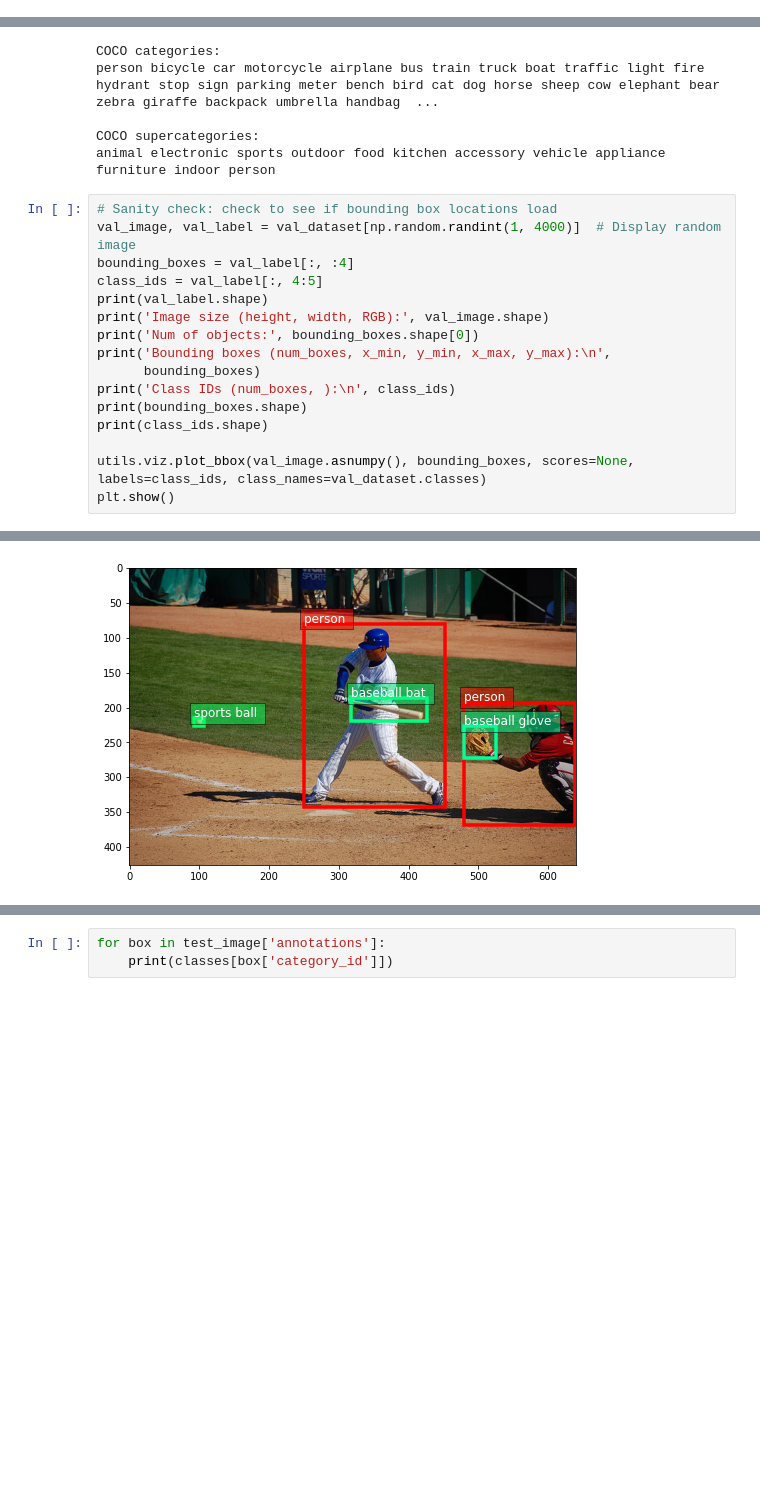
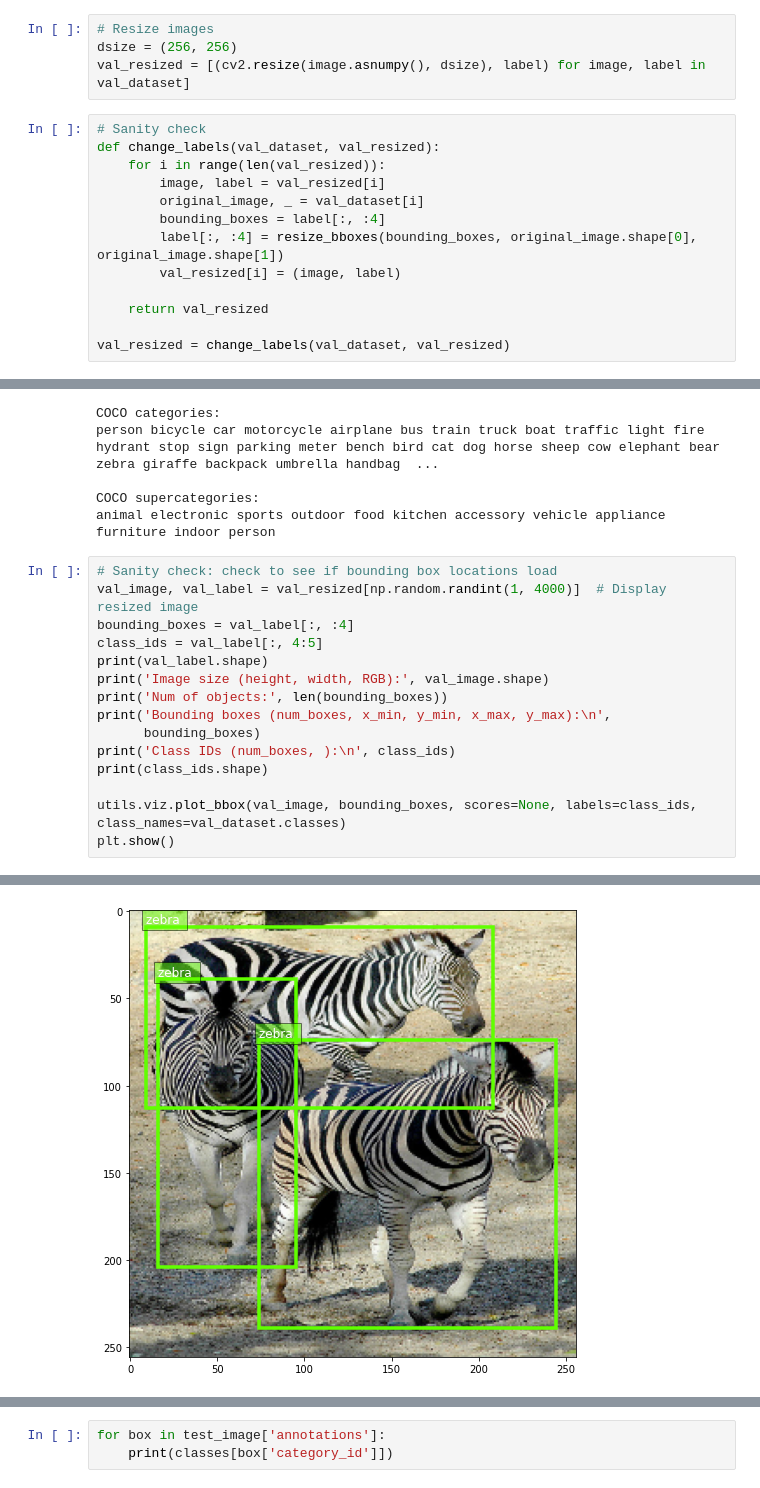
Before and after one commit to philhchen/PicIt, a Jupyter notebook: cocoapi/PythonAPI/COCONearestNeighbor.ipynb, the cells around one changed output, grey strips where cells are left out. Saved outputs shown, nothing was run; the diff lists cells and outputs as text; blank space fills up the shorter version.

```diff
--- a/cocoapi/PythonAPI/COCONearestNeighbor.ipynb
+++ b/cocoapi/PythonAPI/COCONearestNeighbor.ipynb
@@ -31,3 +54,20 @@ Num of validation images: 4952
+# %%
+# Resize images
+dsize = (256, 256)
+val_resized = [(cv2.resize(image.asnumpy(), dsize), label) for image, label in val_dataset]
+# %%
+# Sanity check
+def change_labels(val_dataset, val_resized):
+    for i in range(len(val_resized)):
+        image, label = val_resized[i]
+        original_image, _ = val_dataset[i]
+        bounding_boxes = label[:, :4]
+        label[:, :4] = resize_bboxes(bounding_boxes, original_image.shape[0], original_image.shape[1])
+        val_resized[i] = (image, label)
+
+    return val_resized
+
+val_resized = change_labels(val_dataset, val_resized)
 # %%
 # display COCO categories and supercategories
 cats = coco.loadCats(coco.getCatIds())
@@ -44,18 +84,17 @@ COCO supercategories:
 animal electronic sports outdoor food kitchen accessory vehicle appliance furniture indoor person
 # %%
 # Sanity check: check to see if bounding box locations load
-val_image, val_label = val_dataset[np.random.randint(1, 4000)]  # Display random image
+val_image, val_label = val_resized[np.random.randint(1, 4000)]  # Display resized image
 bounding_boxes = val_label[:, :4]
 class_ids = val_label[:, 4:5]
 print(val_label.shape)
 print('Image size (height, width, RGB):', val_image.shape)
-print('Num of objects:', bounding_boxes.shape[0])
+print('Num of objects:', len(bounding_boxes))
 print('Bounding boxes (num_boxes, x_min, y_min, x_max, y_max):\n',
       bounding_boxes)
 print('Class IDs (num_boxes, ):\n', class_ids)
-print(bounding_boxes.shape)
 print(class_ids.shape)
 
-utils.viz.plot_bbox(val_image.asnumpy(), bounding_boxes, scores=None, labels=class_ids, class_names=val_dataset.classes)
+utils.viz.plot_bbox(val_image, bounding_boxes, scores=None, labels=class_ids, class_names=val_dataset.classes)
 plt.show()
 # %% [output]
@@ -79 +113 @@ Class IDs (num_boxes, ):
-[figure, old version]
+[figure, new version]
```
Also changed, not shown: parts of 13 cells of this notebook.
